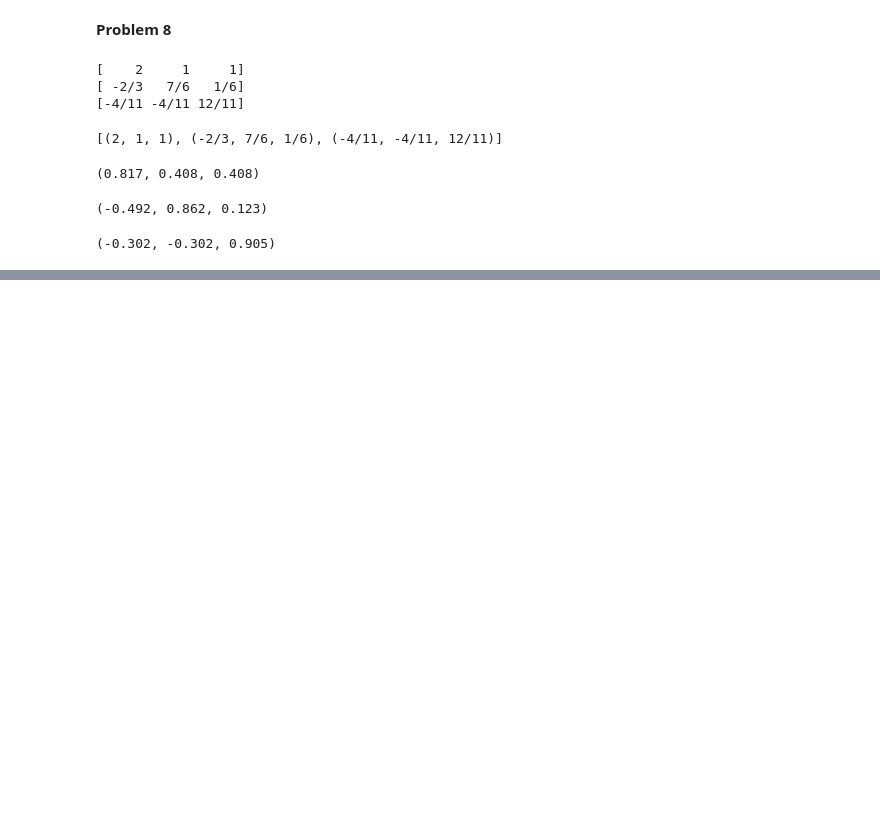
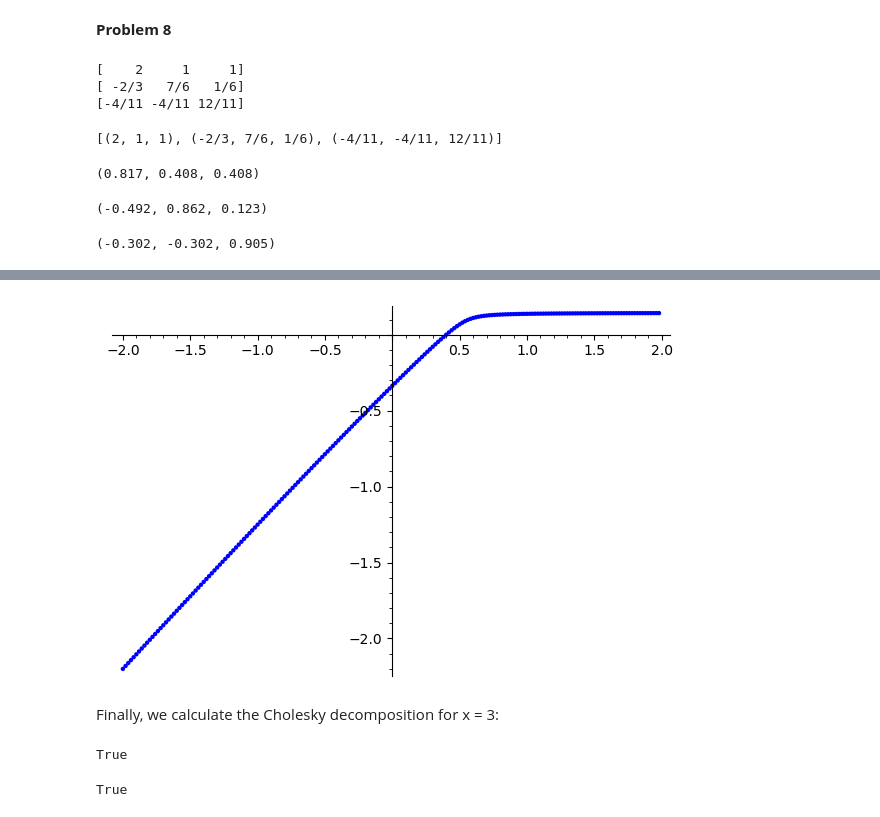
Before and after one commit to gzavlanis/Jupyter-files, a Jupyter notebook: revision_exams_2.ipynb, the cells around one changed output, grey strips where cells are left out. Saved outputs shown, nothing was run; the diff lists cells and outputs as text; code cells hidden in the pictures; blank space fills up the shorter version.

```diff
--- a/revision_exams_2.ipynb
+++ b/revision_exams_2.ipynb
@@ -238,0 +245,3 @@ n(nv3, digits = 3)
+# %%
+%display latex
+A = matrix(SR, [[1, 0, 0], [-1, 1, 0], [0, -1, 1], [0, 0, -1]]); A
@@ -238,0 +356,3 @@ n(nv3, digits = 3)
+# %%
+x = var('x')
+A = matrix(SR, [[1,1,0,0,0,0], [1,2,1,0,0,0], [0,1,2,1,0,0], [0,0,1,3,1,0], [0,0,0,1,3,1], [0,0,0,0,1,x]]); A
@@ -238,0 +376,17 @@ n(nv3, digits = 3)
+# %%
+la = var('la')
+
+u = [[xx, min(det(A-la*matrix.identity(6)) (x = xx).roots(explicit_solutions = False, multiplicities = False, ring = RR))] for xx in srange(-2,2,.02)]
+points(u)
+# %% [output]
+[figure, added]
+# %% [markdown]
+Finally, we calculate the Cholesky decomposition for x = 3:
+# %%
+(A(x = 3)).change_ring(QQ).is_positive_definite()
+# %% [output]
+True
+# %%
+(A(x = 3)).change_ring(QQ).is_symmetric()
+# %% [output]
+True
```
Also changed, not shown: parts of 37 cells of this notebook.
